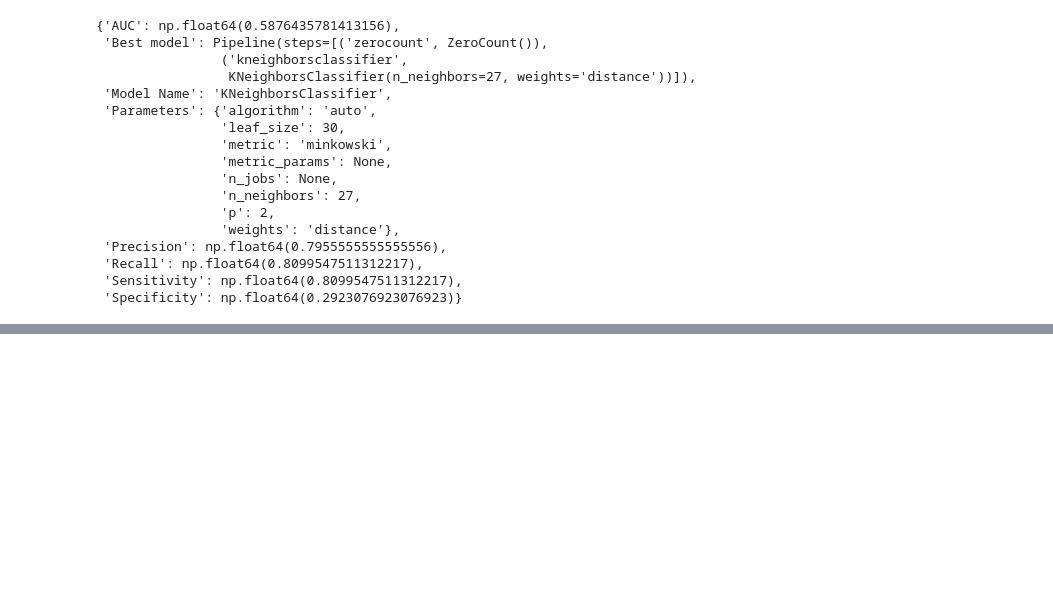
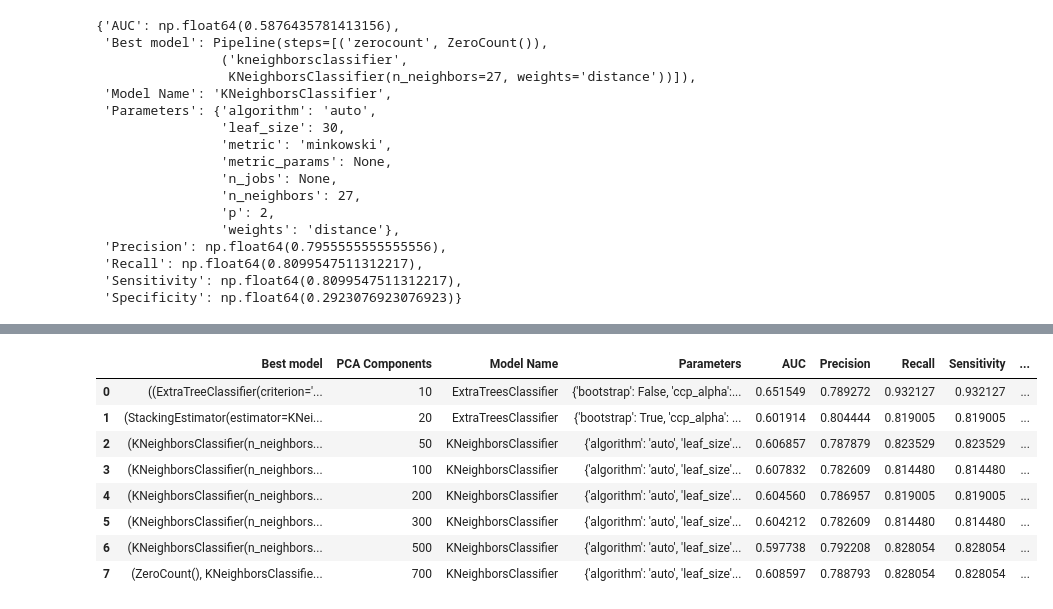
Before and after one commit to ongxuanhong/dili-drug-liver-interaction, a Jupyter notebook: 07.1.nlp_transformer.ipynb, the cells around one changed output, grey strips where cells are left out. Saved outputs shown, nothing was run; the diff lists cells and outputs as text; code cells hidden in the pictures; blank space fills up the shorter version.

```diff
--- a/07.1.nlp_transformer.ipynb
+++ b/07.1.nlp_transformer.ipynb
@@ -462,0 +688,14 @@ pprint(result)
+# %%
+# Convert results to DataFrame
+tpot_df = pd.DataFrame(tpot_results)
+tpot_df
+# %% [output]
+|  | Best model | PCA Components | Model Name | Parameters | AUC | Precision | Recall | Sensitivity | ... |
+| 0 | ((ExtraTreeClassifier(criterion='... | 10 | ExtraTreesClassifier | {'bootstrap': False, 'ccp_alpha':... | 0.651549 | 0.789272 | 0.932127 | 0.932127 | ... |
+| 1 | (StackingEstimator(estimator=KNei... | 20 | ExtraTreesClassifier | {'bootstrap': True, 'ccp_alpha': ... | 0.601914 | 0.804444 | 0.819005 | 0.819005 | ... |
+| 2 | (KNeighborsClassifier(n_neighbors... | 50 | KNeighborsClassifier | {'algorithm': 'auto', 'leaf_size'... | 0.606857 | 0.787879 | 0.823529 | 0.823529 | ... |
+| 3 | (KNeighborsClassifier(n_neighbors... | 100 | KNeighborsClassifier | {'algorithm': 'auto', 'leaf_size'... | 0.607832 | 0.782609 | 0.814480 | 0.814480 | ... |
+| 4 | (KNeighborsClassifier(n_neighbors... | 200 | KNeighborsClassifier | {'algorithm': 'auto', 'leaf_size'... | 0.604560 | 0.786957 | 0.819005 | 0.819005 | ... |
+| 5 | (KNeighborsClassifier(n_neighbors... | 300 | KNeighborsClassifier | {'algorithm': 'auto', 'leaf_size'... | 0.604212 | 0.782609 | 0.814480 | 0.814480 | ... |
+| 6 | (KNeighborsClassifier(n_neighbors... | 500 | KNeighborsClassifier | {'algorithm': 'auto', 'leaf_size'... | 0.597738 | 0.792208 | 0.828054 | 0.828054 | ... |
+| 7 | (ZeroCount(), KNeighborsClassifie... | 700 | KNeighborsClassifier | {'algorithm': 'auto', 'leaf_size'... | 0.608597 | 0.788793 | 0.828054 | 0.828054 | ... |
```
Also changed, not shown: parts of 8 cells of this notebook, 2 other files.
